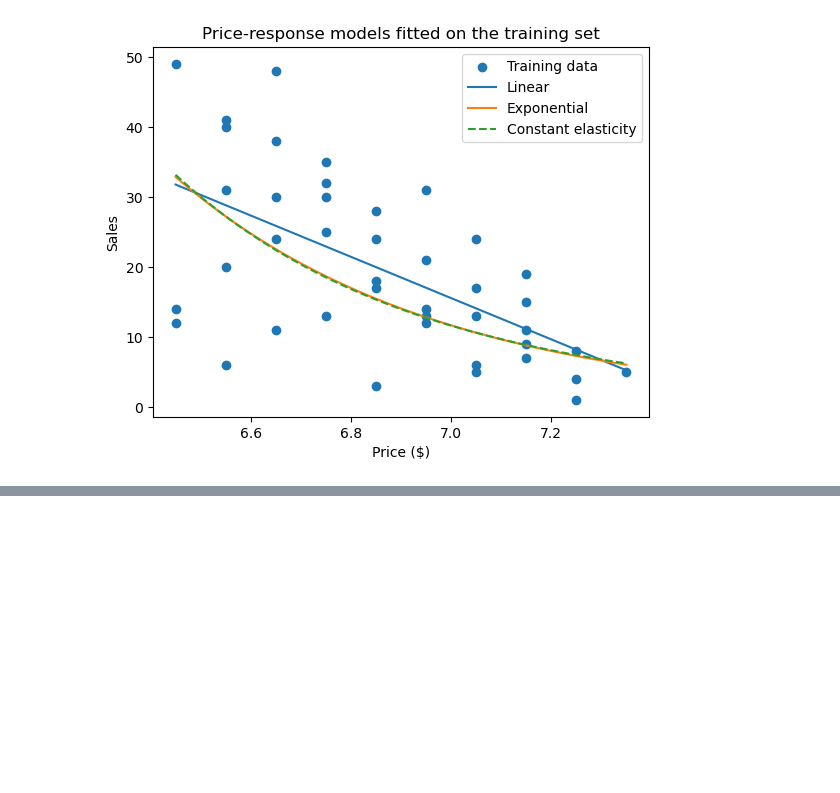
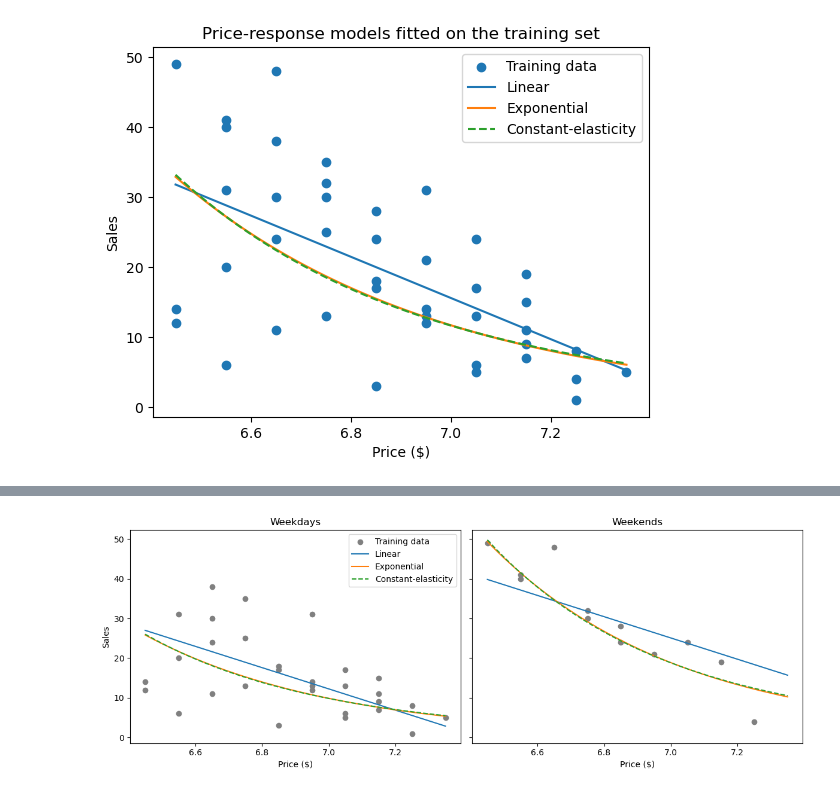
Before and after one commit to brunorossanunes/pricing-and-revenue-optimization-exercises, a Jupyter notebook: c4-ex1.ipynb, the cells around one changed output, grey strips where cells are left out. Saved outputs shown, nothing was run; the diff lists cells and outputs as text; code cells hidden in the pictures; blank space fills up the shorter version.

```diff
--- a/c4-ex1.ipynb
+++ b/c4-ex1.ipynb
@@ -212,0 +288,8 @@ And evaluate the predictions using three metrics:
+# %%
+# Creating variables for the training set data (y variables are the same as before)
+X_wknd_train = train_set[["price", "weekend"]]
+X_log_wknd_train = X_wknd_train.copy()
+X_log_wknd_train["price"] = np.log(X_log_wknd_train["price"])
+
+display(X_wknd_train.head())
+display(X_log_wknd_train.head())
@@ -212,0 +406,43 @@ And evaluate the predictions using three metrics:
+# %%
+# Creating a range of prices for plotting the fitted models
+prices = np.linspace(train_set["price"].min(), train_set["price"].max(), 100)
+
+# Weekday curves (weekend = 0)
+linear_wkday = D_lin_wknd * (1 - b_lin_wknd * prices)
+exp_wkday = D_exp_wknd * np.exp(-b_exp_wknd * prices)
+ce_wkday = A_ce_wknd * prices ** (-epsilon_ce_wknd)
+
+# Weekend curves (weekend = 1)
+linear_wkend = linear_wkday + linear_model_wknd.coef_[1]   # adds the weekend units
+exp_wkend = exp_wkday * weekend_multiplier_exp             # multiplies by the weekend factor
+ce_wkend = ce_wkday * weekend_multiplier_ce                # multiplies by the weekend factor
+
+# Splitting the training data by day type
+weekdays = train_set[train_set["weekend"] == 0]
+weekends = train_set[train_set["weekend"] == 1]
+
+# Creating two side-by-side panels with the same y-axis
+fig, (ax1, ax2) = plt.subplots(1, 2, figsize=(12, 4.5), sharey=True)
+
+# Left panel: weekdays
+ax1.scatter(weekdays["price"], weekdays["sales"], color="gray", label="Training data")
+ax1.plot(prices, linear_wkday, label="Linear")
+ax1.plot(prices, exp_wkday, label="Exponential")
+ax1.plot(prices, ce_wkday, linestyle="--", label="Constant-elasticity")
+ax1.set_title("Weekdays")
+ax1.set_xlabel("Price ($)")
+ax1.set_ylabel("Sales")
+ax1.legend()
+
+# Right panel: weekends
+ax2.scatter(weekends["price"], weekends["sales"], color="gray", label="Training data")
+ax2.plot(prices, linear_wkend, label="Linear")
+ax2.plot(prices, exp_wkend, label="Exponential")
+ax2.plot(prices, ce_wkend, linestyle="--", label="Constant-elasticity")
+ax2.set_title("Weekends")
+ax2.set_xlabel("Price ($)")
+
+plt.tight_layout()
+plt.show()
+# %% [output]
+[figure, added]
```
Also changed, not shown: parts of 32 cells of this notebook.
